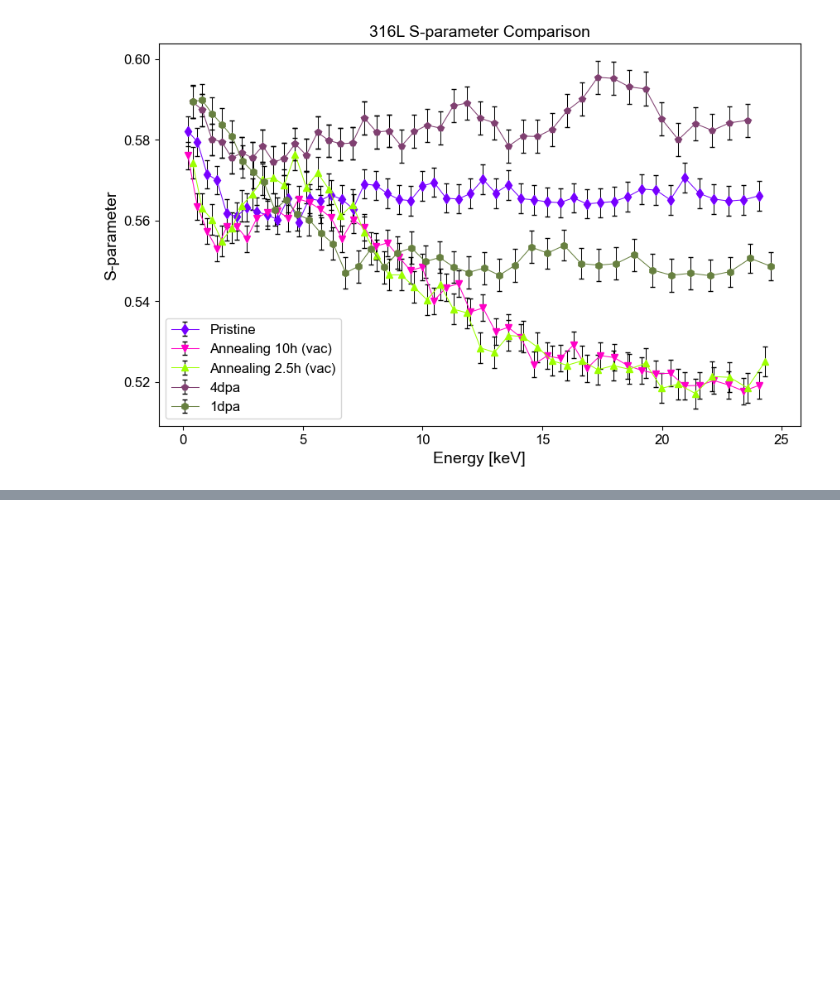
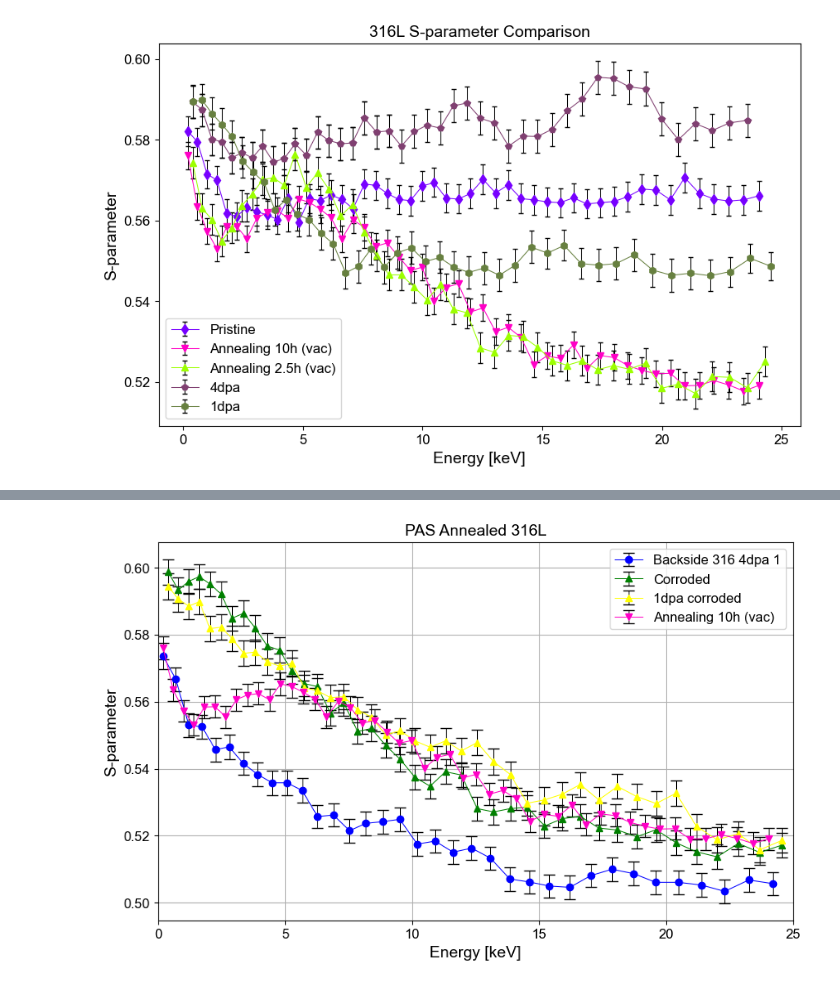
Before and after one commit to jeanvictorbendixenfm-web/Programming-PALS, a Jupyter notebook: PAS_analyzer.ipynb, the cells around one changed output, grey strips where cells are left out. Drawn from its saved outputs; the diff is of its cells as text; code cells hidden in the pictures; blank space fills up the shorter version.

```diff
--- a/PAS_analyzer.ipynb
+++ b/PAS_analyzer.ipynb
@@ -172,6 +169,22 @@ s_316HI_4dpa = all_data['Jean Victor - S316-irrad-4dpa-1']['S']
 s_error_316HI_4dpa = all_data['Jean Victor - S316-irrad-4dpa-1']['S_error']
 w_316HI_4dpa = all_data['Jean Victor - S316-irrad-4dpa-1']['W']
 w_error_316HI_4dpa = all_data['Jean Victor - S316-irrad-4dpa-1']['W_error']
+
+
+# Corroded samples
+energy_316corr_1 = all_data['Jean Victor - S316-corroded-24h - 1']['Energy']
+s_316corr_1 = all_data['Jean Victor - S316-corroded-24h - 1']['S']
+s_error_316corr_1 = all_data['Jean Victor - S316-corroded-24h - 1']['S_error']
+w_316corr_1 = all_data['Jean Victor - S316-corroded-24h - 1']['W']
+w_error_316corr_1 = all_data['Jean Victor - S316-corroded-24h - 1']['W_error']
+
+
+# Irradiated and Corroded samples
+energy_316corr_1dpa = all_data['Jean Victor - S316-irrad-1dpa-corroded-24h - 1']['Energy']
+s_316corr_1dpa = all_data['Jean Victor - S316-irrad-1dpa-corroded-24h - 1']['S']
+s_error_316corr_1dpa = all_data['Jean Victor - S316-irrad-1dpa-corroded-24h - 1']['S_error']
+w_316corr_1dpa = all_data['Jean Victor - S316-irrad-1dpa-corroded-24h - 1']['W']
+w_error_316corr_1dpa = all_data['Jean Victor - S316-irrad-1dpa-corroded-24h - 1']['W_error']
 # %%
 # Polished/Washed Steels
 
@@ -320,0 +336,19 @@ plt.show()
+# %%
+# Backside Annealed Steels
+
+plt.figure(figsize=(10, 6))
+plt.errorbar(energy_316_4dpa_backside_2, s_316_4dpa_backside_2, yerr=s_error_316_4dpa_backside_2, fmt='o', label='Backside 316 4dpa 1', capsize=5, linestyle='-', color="blue", ecolor="black")
+plt.errorbar(energy_316corr_1, s_316corr_1, yerr=s_error_316corr_1, fmt='^', label='Corroded', capsize=5, linestyle='-', color="green", ecolor="black")
+plt.errorbar(energy_316corr_1dpa, s_316corr_1dpa, yerr=s_error_316corr_1dpa, fmt='^', label='1dpa corroded', capsize=5, linestyle='-', color="yellow", ecolor="black")
+plt.errorbar(energy_316VA_1, s_316VA_1, yerr=s_error_316VA_1, fmt='v', label='Annealing 10h (vac)', capsize=5, linestyle='-', color="#FF00C6", ecolor="black")
+
+
+plt.xlabel('Energy [keV]')
+plt.ylabel('S-parameter')
+plt.title('PAS Annealed 316L')
+plt.legend()
+plt.xlim(0, 25)  # Adjust x-axis limits as needed
+plt.grid(True)
+plt.show()
+# %% [output]
+[figure, added]
```
Also changed, not shown: parts of 9 cells of this notebook, 6 other files.
